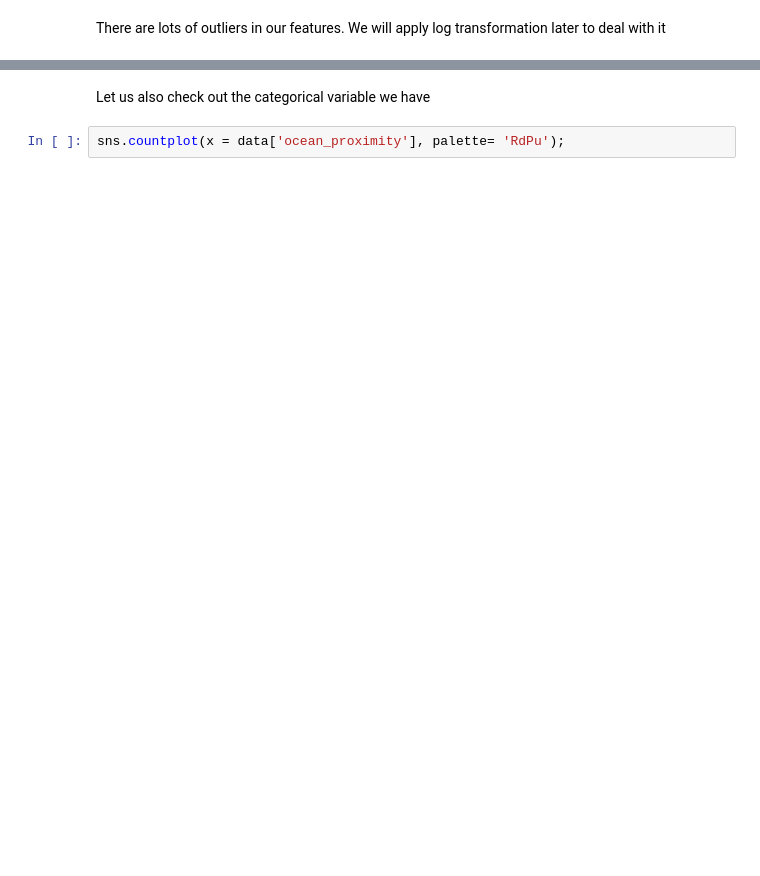
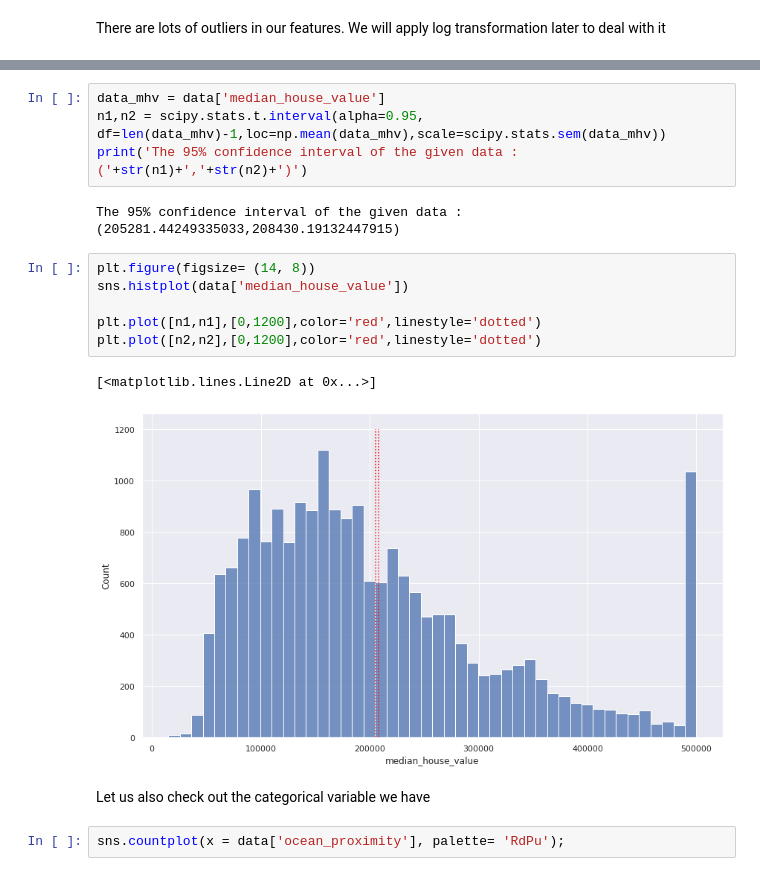
Before and after one commit to Aman123lug/Hacktoberfest2022, a Jupyter notebook: California Housing.ipynb, the cells around one changed output, grey strips where cells are left out. Cells and saved outputs as stored; diff of their text form; blank space fills up the shorter version.

Commit message:
Calculated Confidence Interval for housing prices

```diff
--- a/California Housing.ipynb
+++ b/California Housing.ipynb
@@ -142,3 +153,18 @@ There are lots of outliers in our features. We will apply log transformation lat
+# %%
+data_mhv = data['median_house_value']
+n1,n2 = scipy.stats.t.interval(alpha=0.95, df=len(data_mhv)-1,loc=np.mean(data_mhv),scale=scipy.stats.sem(data_mhv))
+print('The 95% confidence interval of the given data : ('+str(n1)+','+str(n2)+')')
+# %% [output]
+The 95% confidence interval of the given data : (205281.44249335033,208430.19132447915)
+# %%
+plt.figure(figsize= (14, 8))
+sns.histplot(data['median_house_value'])
+
+plt.plot([n1,n1],[0,1200],color='red',linestyle='dotted')
+plt.plot([n2,n2],[0,1200],color='red',linestyle='dotted')
+# %% [output]
+[<matplotlib.lines.Line2D at 0x...>]
+[figure, added]
 # %% [markdown]
 Let us also check out the categorical variable we have
 # %%
```
Also changed, not shown: parts of 28 cells of this notebook.
